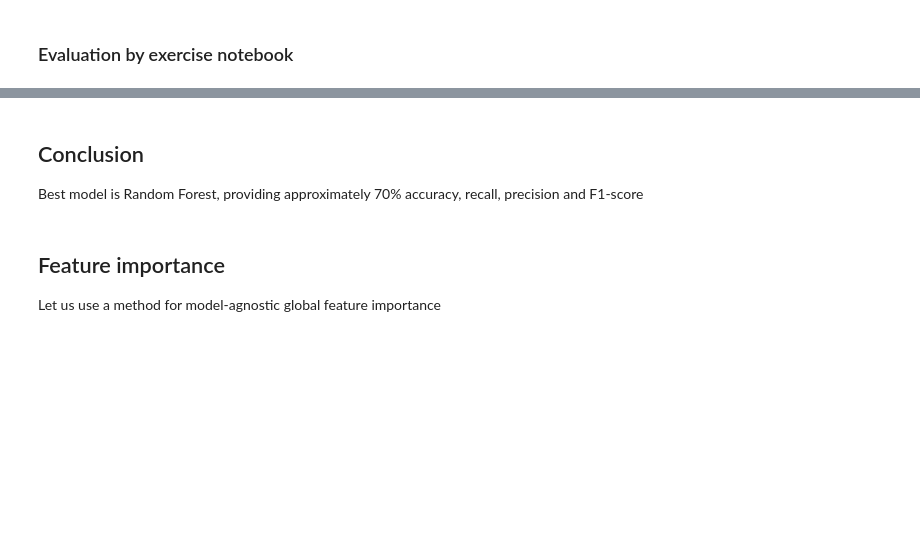
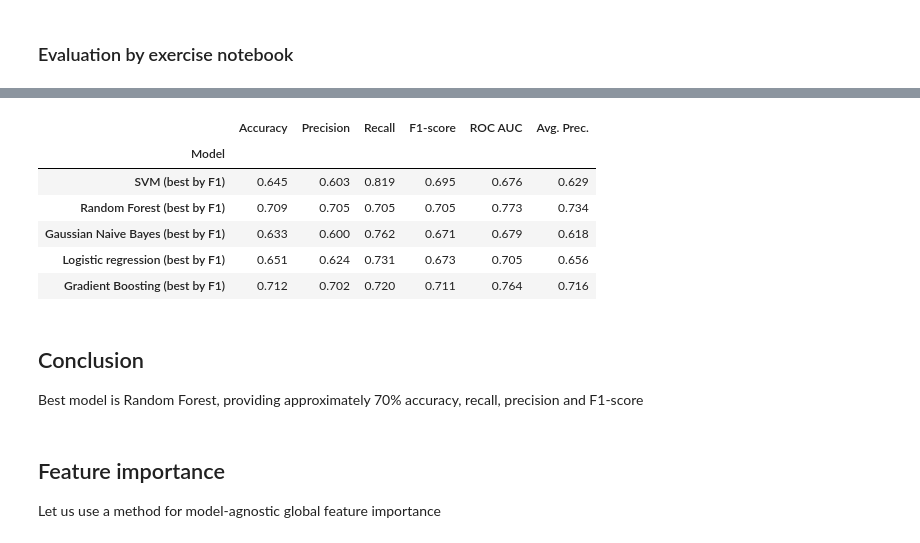
Before and after one commit to SamuelHellqvist/CS4168-DATA-MINING-UL----Project, a Jupyter notebook: classifiers.ipynb, the cells around one changed output, grey strips where cells are left out. Cells and saved outputs as stored; diff of their text form; code cells hidden in the pictures; blank space fills up the shorter version.

```diff
--- a/classifiers.ipynb
+++ b/classifiers.ipynb
@@ -583,3 +626,28 @@ plt.show()
+# %%
+# Test-set evaluation for all models — summary table
+all_test_results = []
+for name, model in models.items():
+    cm_, acc, prec, rec, f1, fpr_, tpr_, auc_val, _, _, ap = evaluate_model(X_test, y_test, model)
+    all_test_results.append({
+        "Model":      name,
+        "Accuracy":   round(acc, 3),
+        "Precision":  round(prec, 3),
+        "Recall":     round(rec, 3),
+        "F1-score":   round(f1, 3),
+        "ROC AUC":    round(auc_val, 3),
+        "Avg. Prec.": round(ap, 3),
+    })
+
+results_df = pd.DataFrame(all_test_results).set_index("Model")
+display(results_df.style.highlight_max(axis=0, color='lightgreen').format("{:.3f}"))
+# %% [output]
+|  | Accuracy | Precision | Recall | F1-score | ROC AUC | Avg. Prec. |
+| Model |  |  |  |  |  |  |
+| SVM (best by F1) | 0.645 | 0.603 | 0.819 | 0.695 | 0.676 | 0.629 |
+| Random Forest (best by F1) | 0.709 | 0.705 | 0.705 | 0.705 | 0.773 | 0.734 |
+| Gaussian Naive Bayes (best by F1) | 0.633 | 0.600 | 0.762 | 0.671 | 0.679 | 0.618 |
+| Logistic regression (best by F1) | 0.651 | 0.624 | 0.731 | 0.673 | 0.705 | 0.656 |
+| Gradient Boosting (best by F1) | 0.712 | 0.702 | 0.720 | 0.711 | 0.764 | 0.716 |
 # %% [markdown]
 ## Conclusion
 Best model is Random Forest, providing approximately 70% accuracy, recall, precision and F1-score
```
Also changed, not shown: parts of 19 cells of this notebook.
